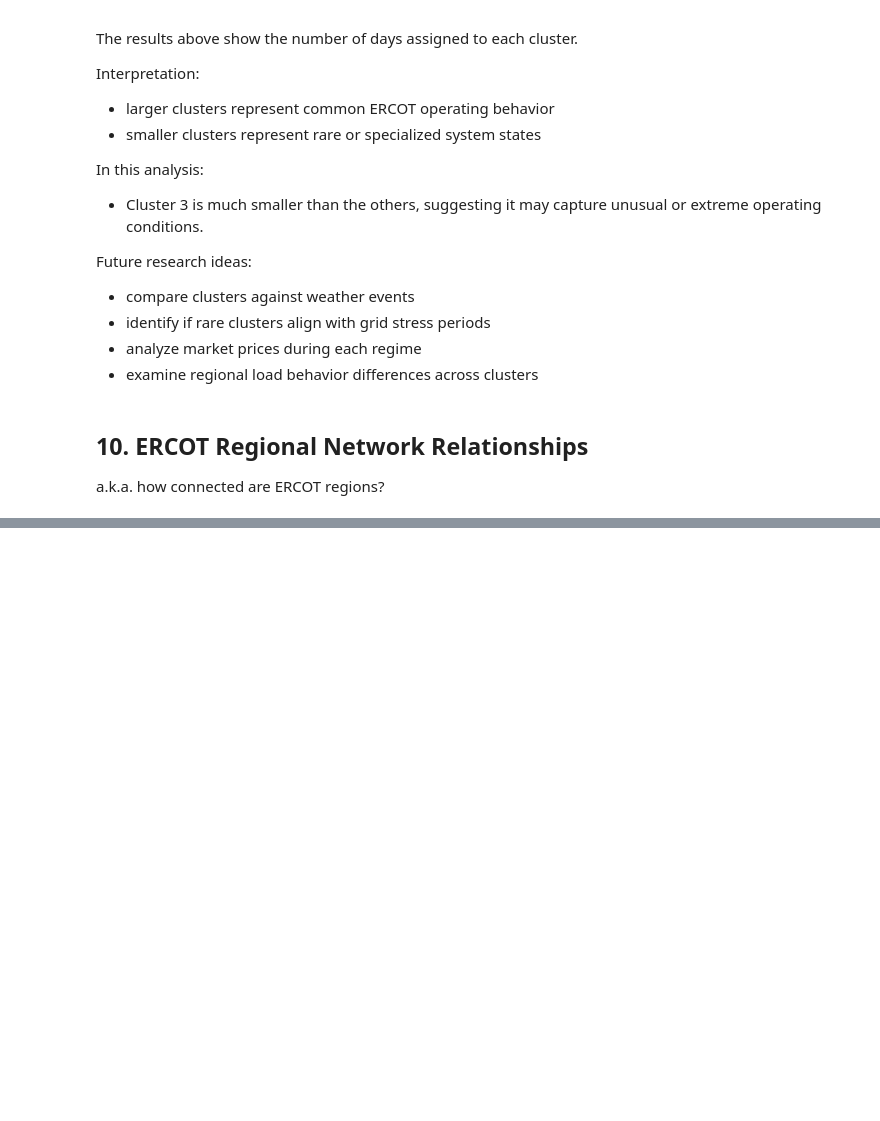
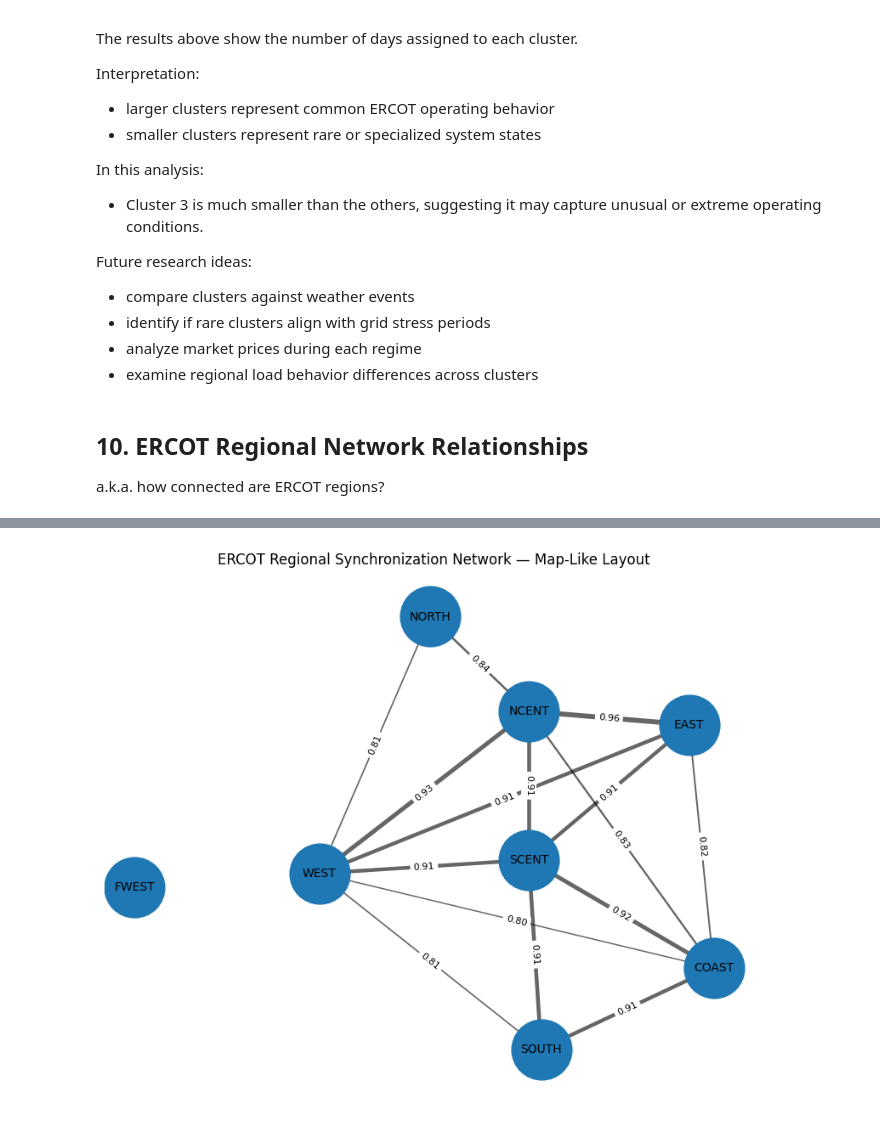
Before and after one commit to lessleyH/energy-reliability-systems-, a Jupyter notebook: ERCOT_2025_exploration.ipynb, the cells around one changed output, grey strips where cells are left out. Drawn from its saved outputs; the diff is of its cells as text; code cells hidden in the pictures; blank space fills up the shorter version.

```diff
--- a/ERCOT_2025_exploration.ipynb
+++ b/ERCOT_2025_exploration.ipynb
@@ -1130,0 +1240,78 @@ Future research ideas:
+# %%
+# 10.6 Better ERCOT Regional Network Views
+
+import networkx as nx
+import matplotlib.pyplot as plt
+
+# Approximate ERCOT weather-zone map positions
+# These are not exact GIS boundaries — just a readable Texas-like layout.
+ercot_pos = {
+    'FWEST': (-3.2, 0.0),
+    'WEST': (-1.7, 0.1),
+    'NORTH': (-0.8, 2.0),
+    'NCENT': (0.0, 1.3),
+    'EAST': (1.3, 1.2),
+    'SCENT': (0.0, 0.2),
+    'SOUTH': (0.1, -1.2),
+    'COAST': (1.5, -0.6)
+}
+
+# Build weighted correlation network
+G = nx.Graph()
+
+for region in regions:
+    G.add_node(region)
+
+threshold = 0.80  # lower than 0.90 so the network is more informative
+
+for i in regions:
+    for j in regions:
+        if i < j:
+            corr_value = regional_corr.loc[i, j]
+            if corr_value >= threshold:
+                G.add_edge(i, j, weight=corr_value)
+
+# Edge widths based on correlation strength
+edge_widths = [
+    (G[u][v]['weight'] - threshold) * 20 + 1
+    for u, v in G.edges()
+]
+
+plt.figure(figsize=(10,8))
+
+nx.draw_networkx_nodes(
+    G,
+    ercot_pos,
+    node_size=2600
+)
+
+nx.draw_networkx_labels(
+    G,
+    ercot_pos,
+    font_size=10
+)
+
+nx.draw_networkx_edges(
+    G,
+    ercot_pos,
+    width=edge_widths,
+    alpha=0.6
+)
+
+edge_labels = {
+    (u, v): f"{G[u][v]['weight']:.2f}"
+    for u, v in G.edges()
+}
+
+nx.draw_networkx_edge_labels(
+    G,
+    ercot_pos,
+    edge_labels=edge_labels,
+    font_size=8
+)
+
+plt.title("ERCOT Regional Synchronization Network — Map-Like Layout")
+plt.axis("off")
+plt.show()
+# %% [output]
+[figure, added]
```
Also changed, not shown: parts of 9 cells of this notebook.
